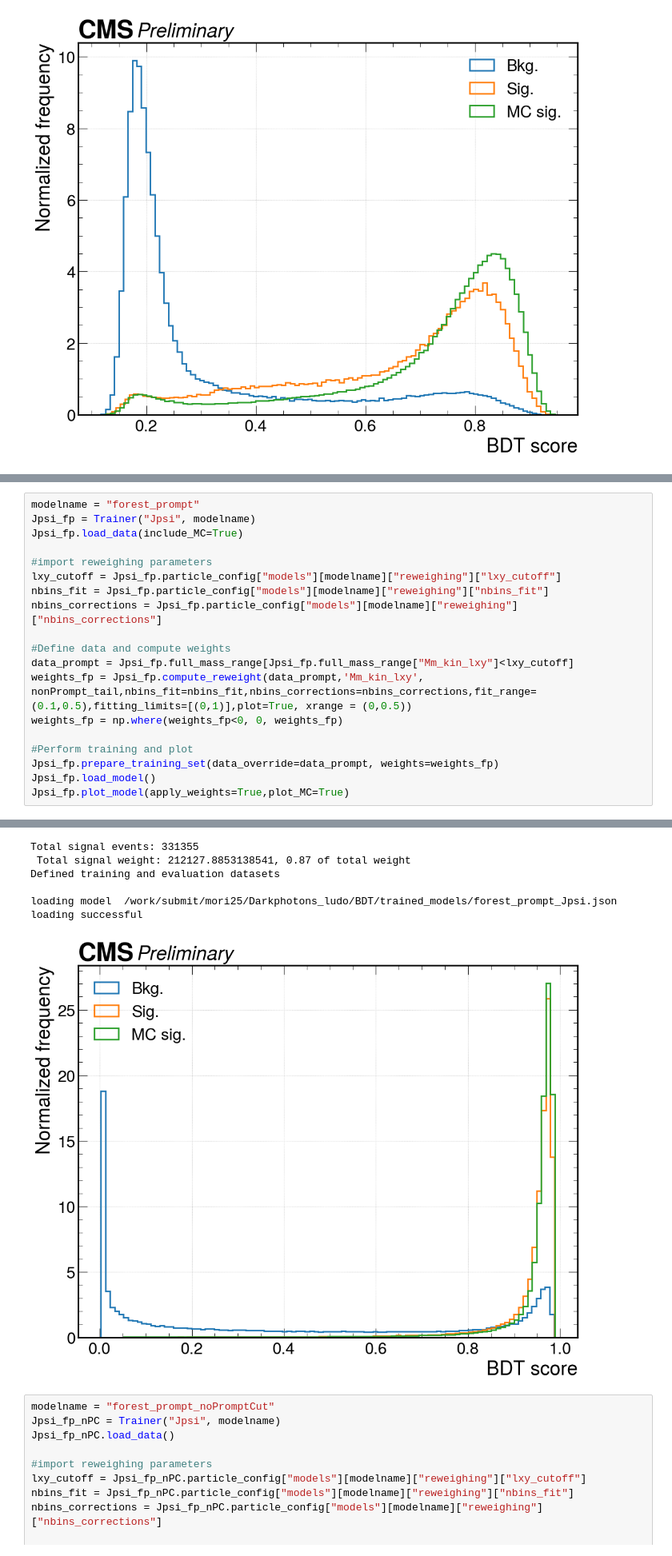
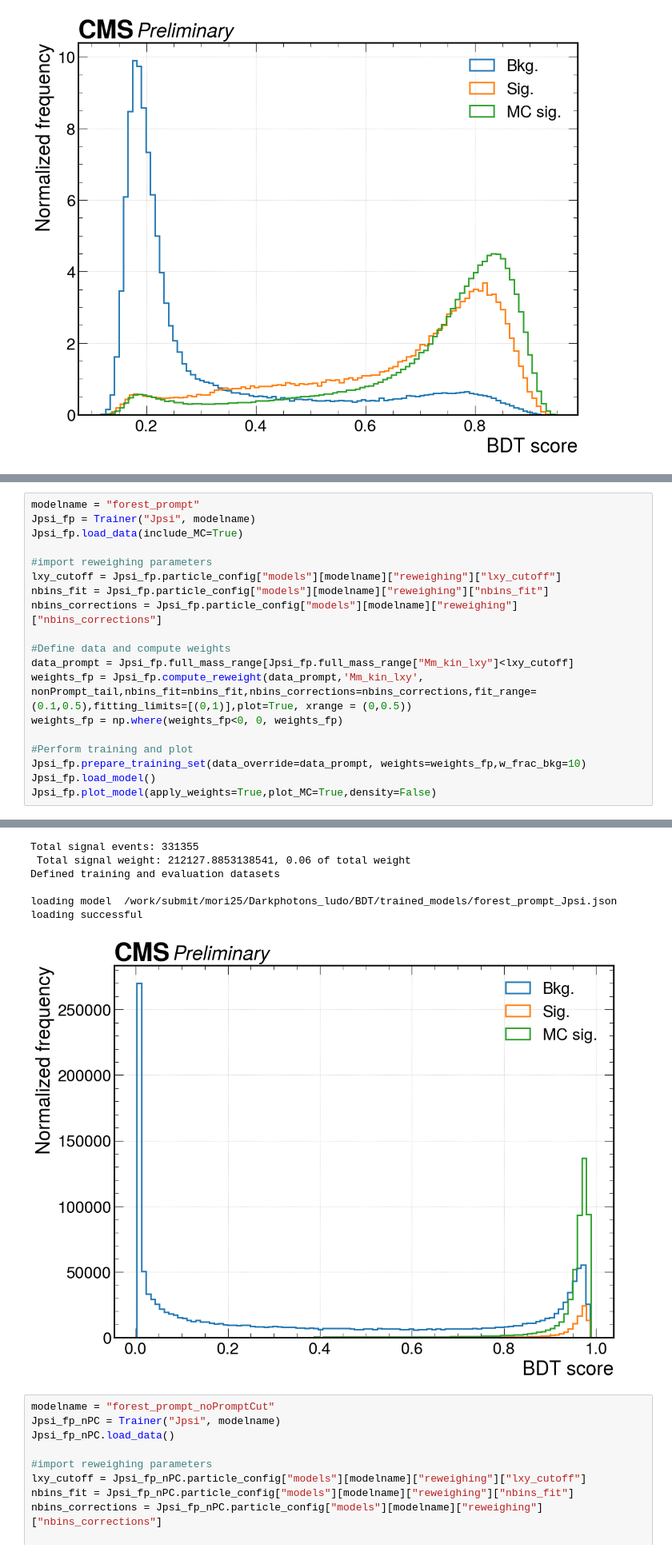
Before and after one commit to ludomori99/Darkphotons_Run3, a Jupyter notebook: BDT/view_training.ipynb, the cells around one changed output, grey strips where cells are left out. Shown at 80% size. Cells and saved outputs as stored; diff of their text form.

```diff
--- a/BDT/view_training.ipynb
+++ b/BDT/view_training.ipynb
@@ -185,37 +185,37 @@ nbins_corrections = Jpsi_fp.particle_config["models"][modelname]["reweighing"]["
 #Define data and compute weights
 data_prompt = Jpsi_fp.full_mass_range[Jpsi_fp.full_mass_range["Mm_kin_lxy"]<lxy_cutoff]
 weights_fp = Jpsi_fp.compute_reweight(data_prompt,'Mm_kin_lxy', nonPrompt_tail,nbins_fit=nbins_fit,nbins_corrections=nbins_corrections,fit_range=(0.1,0.5),fitting_limits=[(0,1)],plot=True, xrange = (0,0.5))
 weights_fp = np.where(weights_fp<0, 0, weights_fp)
 
 #Perform training and plot
-Jpsi_fp.prepare_training_set(data_override=data_prompt, weights=weights_fp)
+Jpsi_fp.prepare_training_set(data_override=data_prompt, weights=weights_fp,w_frac_bkg=10)
 Jpsi_fp.load_model()
-Jpsi_fp.plot_model(apply_weights=True,plot_MC=True)
+Jpsi_fp.plot_model(apply_weights=True,plot_MC=True,density=False)
 # %% [output]
 Start loading data
 Successfully imported data file /data/submit/mori25/dark_photons_ludo/DimuonTrees/offline/Jpsi/merged_A.root to memory
 Start loading MC data
 Successfully imported data file /data/submit/mori25/dark_photons_ludo/DimuonTrees/MCRun3/Jpsi/merged_A.root to memory
 Start fitting function  <function nonPrompt_tail at 0x...> to variable  Mm_kin_lxy
 Done fitting. Parameters:  5985.392385473291 0.1703414522722236
 
 Some General infos:
 
                 Total number of events considered: 2703344
 
                 Sum of weights: 1569885.5219990937
 
                 Fitted prompt: 1569842.941999197
 
                 Sum of weights>0 1577221.2749898913
 [figure]
 Total signal events: 331355
- Total signal weight: 212127.8853138541, 0.87 of total weight
+ Total signal weight: 212127.8853138541, 0.06 of total weight
 Defined training and evaluation datasets
 
 loading model  /work/submit/mori25/Darkphotons_ludo/BDT/trained_models/forest_prompt_Jpsi.json
 loading successful
-[figure, old version]
+[figure, new version]
 # %%
 modelname = "forest_prompt_noPromptCut"
 Jpsi_fp_nPC = Trainer("Jpsi", modelname)
```
Also changed, not shown: parts of 14 cells of this notebook, 18 other files.
